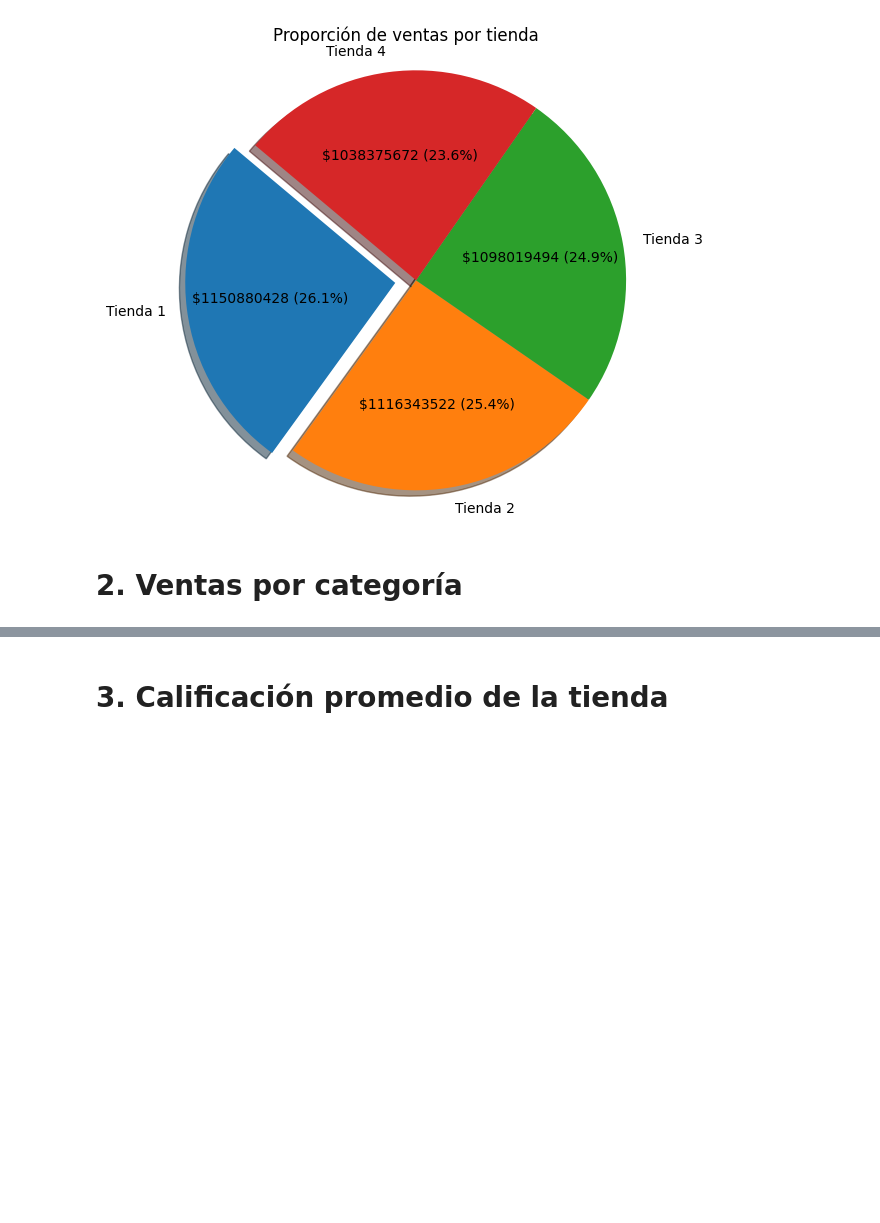
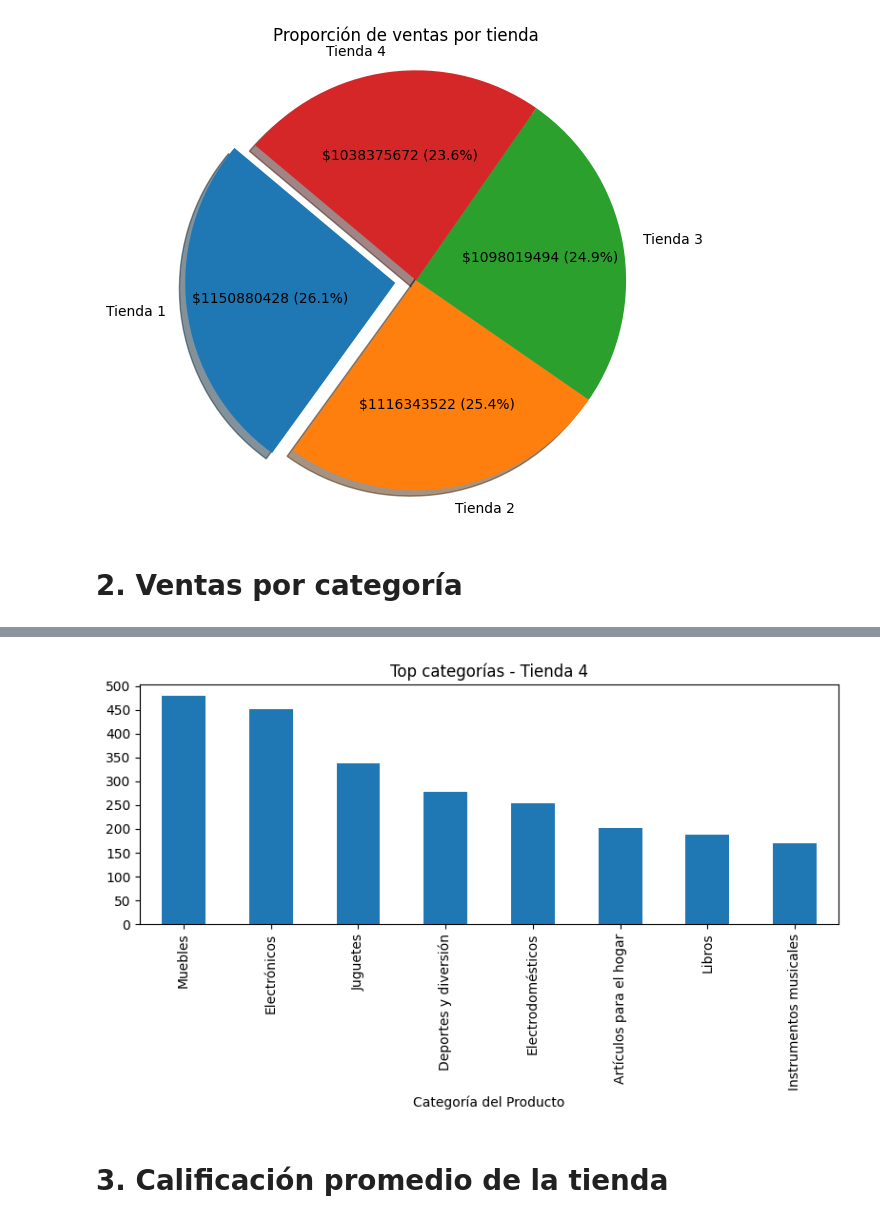
Before and after one commit to EnriqueRangel/AluraStoreLatamChallenge, a Jupyter notebook: AluraStoreLatam.ipynb, the cells around one changed output, grey strips where cells are left out. Drawn from its saved outputs; the diff is of its cells as text; code cells hidden in the pictures; blank space fills up the shorter version.

```diff
--- a/AluraStoreLatam.ipynb
+++ b/AluraStoreLatam.ipynb
@@ -98,3 +197,17 @@ plt.show()
+# %%
+# Conteo de categorías
+conteo_4 = tienda4["Categoría del Producto"].value_counts()
+
+# Gráfico de barras
+ax_4 = conteo_4.plot(kind="bar", title="Top categorías - Tienda 4", figsize=(8,5))
+
+# Ajustar ticks del eje Y de 50 en 50
+ax_4.set_yticks(range(0, int(conteo_4.max()) + 50, 50))
+
+plt.tight_layout()
+plt.show()
+# %% [output]
+[figure, added]
 # %% [markdown]
 # 3. Calificación promedio de la tienda
 # %% [markdown]
```
Also changed, not shown: parts of 8 cells of this notebook.
